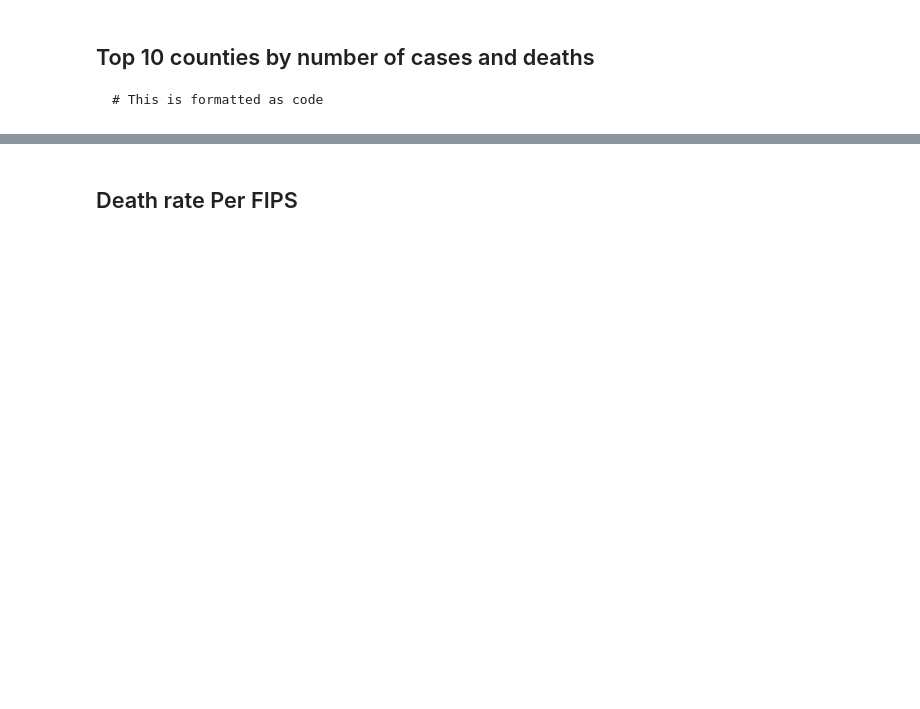
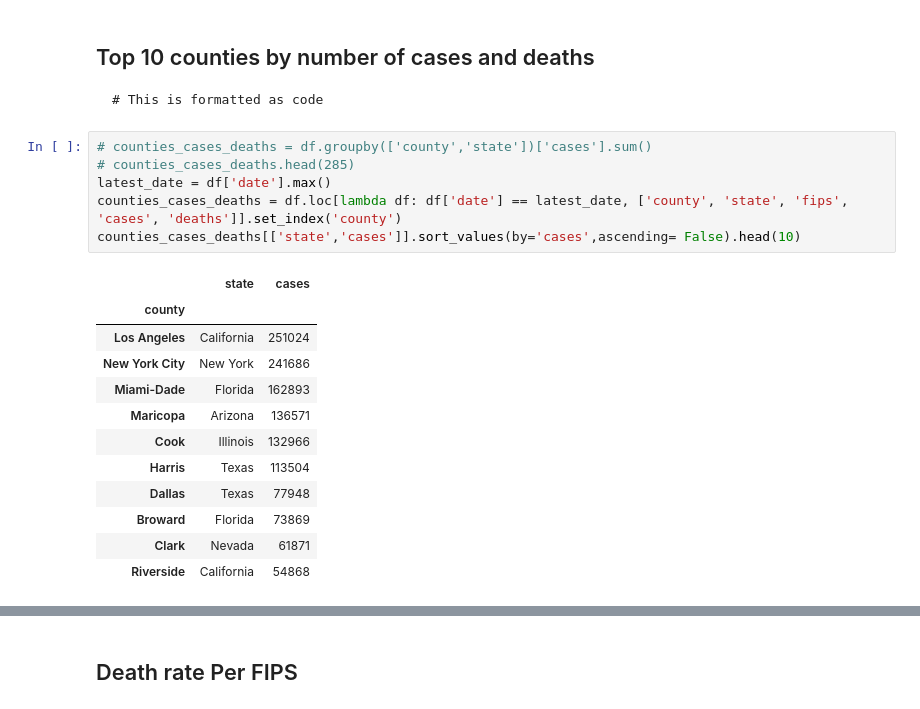
Before and after one commit to pardeep0161/DataVizFall2020_Colab, a Jupyter notebook: Class_Activity_Lec03.ipynb, the cells around one changed output, grey strips where cells are left out. Drawn from its saved outputs; the diff is of its cells as text; blank space fills up the shorter version.

````diff
--- a/Class_Activity_Lec03.ipynb
+++ b/Class_Activity_Lec03.ipynb
@@ -71,3 +100,22 @@ ADD CODE HERE - (4)
 ```
 # This is formatted as code
 ```
+# %%
+# counties_cases_deaths = df.groupby(['county','state'])['cases'].sum()
+# counties_cases_deaths.head(285)
+latest_date = df['date'].max()
+counties_cases_deaths = df.loc[lambda df: df['date'] == latest_date, ['county', 'state', 'fips', 'cases', 'deaths']].set_index('county')
+counties_cases_deaths[['state','cases']].sort_values(by='cases',ascending= False).head(10)
+# %% [output]
+|  | state | cases |
+| county |  |  |
+| Los Angeles | California | 251024 |
+| New York City | New York | 241686 |
+| Miami-Dade | Florida | 162893 |
+| Maricopa | Arizona | 136571 |
+| Cook | Illinois | 132966 |
+| Harris | Texas | 113504 |
+| Dallas | Texas | 77948 |
+| Broward | Florida | 73869 |
+| Clark | Nevada | 61871 |
+| Riverside | California | 54868 |
````
Also changed, not shown: parts of 13 cells of this notebook.
